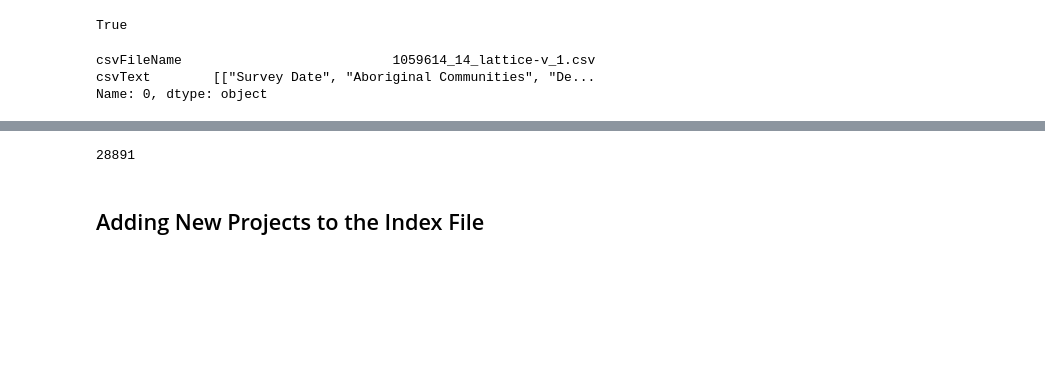
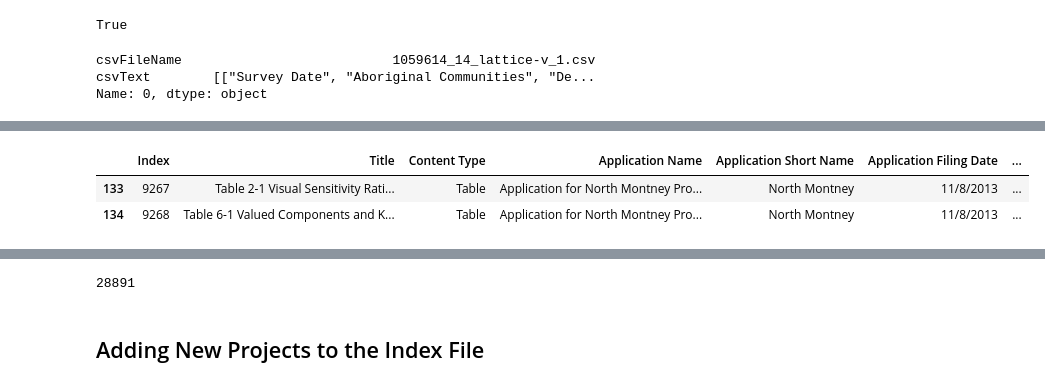
Before and after one commit to CER-REC/esa-data-bank_banque-donnees-ees, a Jupyter notebook: Codes/Section_05_VEC_Labeling_for_Tables/01_creating_index_file_with_vecs_vscs.ipynb, the cells around one changed output, grey strips where cells are left out. Drawn from its saved outputs; the diff is of its cells as text; code cells hidden in the pictures; blank space fills up the shorter version.

Commit message:
Updated entry index to utf 8.

```diff
--- a/Codes/Section_05_VEC_Labeling_for_Tables/01_creating_index_file_with_vecs_vscs.ipynb
+++ b/Codes/Section_05_VEC_Labeling_for_Tables/01_creating_index_file_with_vecs_vscs.ipynb
@@ -2,6 +2,10 @@
 # Imports
 # %%
 import pandas as pd
+pd.set_option('display.max_columns', None)
+pd.set_option('display.max_rows', None)
+pd.set_option('display.width', None)
+pd.set_option('display.max_colwidth', 255)
 from bs4 import BeautifulSoup
 import nltk
 from nltk.stem.porter import *
@@ -30,6 +34,6 @@ df_raw['csvText'] = df_raw['csvText'].str.slice(0, 30_000) # limit to 30k chars
 # %%
 assert (df_raw['csvText'].str.len()).max() <= 30_000 # sanity check
 # %%
-df_index = pd.read_csv('./data/ESA_website_ENG_2021_03_04_final.csv', index_col=0)
+df_index = pd.read_csv('./data/ESA_website_ENG_2021_03_04_final_utf_8.csv', index_col=0, encoding='utf-8')
 # %%
 df_index.rename(columns={"Old CSV Filename": "csvFileName"}, inplace=True)
@@ -46,3 +40,9 @@ df_index.head()
+# %%
+df_index.iloc[133:135] # sanity check
+# %% [output]
+|  | Index | Title | Content Type | Application Name | Application Short Name | Application Filing Date | ... |
+| 133 | 9267 | Table 2-1 Visual Sensitivity Rati... | Table | Application for North Montney Pro... | North Montney | 11/8/2013 | ... |
+| 134 | 9268 | Table 6-1 Valued Components and K... | Table | Application for North Montney Pro... | North Montney | 11/8/2013 | ... |
 # %%
 df_merged = df_raw[df_raw['csvFileName'].isin(list(df_index['csvFileName']))].reset_index(drop=True)
 # %%
```
Also changed, not shown: parts of 1 cell of this notebook.
